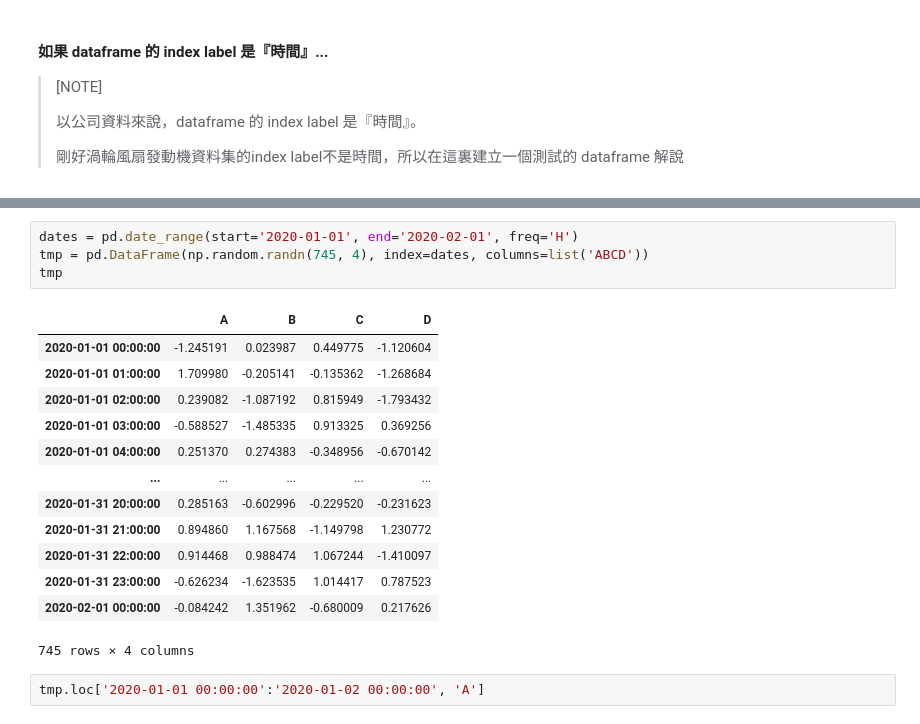
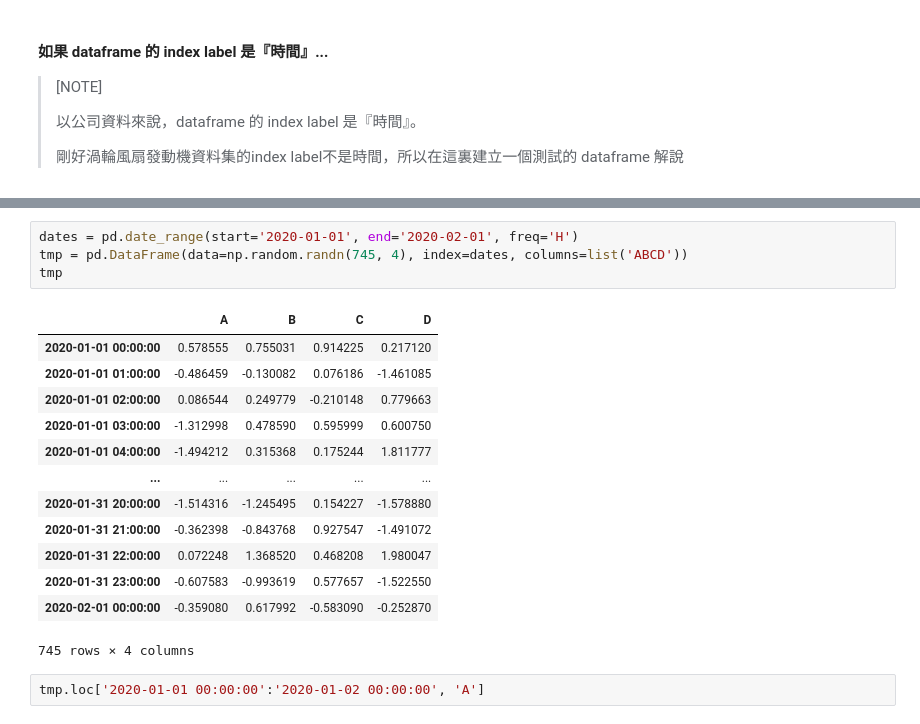
Before and after one commit to yatingAnne/pandas_training, a Jupyter notebook: Chapter 2 - Selecting data_turbofan.ipynb, the cells around one changed output, grey strips where cells are left out. Saved outputs shown, nothing was run; the diff lists cells and outputs as text.

```diff
--- a/Chapter 2 - Selecting data_turbofan.ipynb
+++ b/Chapter 2 - Selecting data_turbofan.ipynb
@@ -515,20 +538,20 @@ df.loc[1000:1100, ['op_setting_1']]  # 回傳 DataFrame
 # %%
 dates = pd.date_range(start='2020-01-01', end='2020-02-01', freq='H')
-tmp = pd.DataFrame(np.random.randn(745, 4), index=dates, columns=list('ABCD'))
+tmp = pd.DataFrame(data=np.random.randn(745, 4), index=dates, columns=list('ABCD'))
 tmp
 # %% [output]
 |  | A | B | C | D |
-| 2020-01-01 00:00:00 | -1.245191 | 0.023987 | 0.449775 | -1.120604 |
-| 2020-01-01 01:00:00 | 1.709980 | -0.205141 | -0.135362 | -1.268684 |
-| 2020-01-01 02:00:00 | 0.239082 | -1.087192 | 0.815949 | -1.793432 |
-| 2020-01-01 03:00:00 | -0.588527 | -1.485335 | 0.913325 | 0.369256 |
-| 2020-01-01 04:00:00 | 0.251370 | 0.274383 | -0.348956 | -0.670142 |
+| 2020-01-01 00:00:00 | 0.578555 | 0.755031 | 0.914225 | 0.217120 |
+| 2020-01-01 01:00:00 | -0.486459 | -0.130082 | 0.076186 | -1.461085 |
+| 2020-01-01 02:00:00 | 0.086544 | 0.249779 | -0.210148 | 0.779663 |
+| 2020-01-01 03:00:00 | -1.312998 | 0.478590 | 0.595999 | 0.600750 |
+| 2020-01-01 04:00:00 | -1.494212 | 0.315368 | 0.175244 | 1.811777 |
 | ... | ... | ... | ... | ... |
-| 2020-01-31 20:00:00 | 0.285163 | -0.602996 | -0.229520 | -0.231623 |
-| 2020-01-31 21:00:00 | 0.894860 | 1.167568 | -1.149798 | 1.230772 |
-| 2020-01-31 22:00:00 | 0.914468 | 0.988474 | 1.067244 | -1.410097 |
-| 2020-01-31 23:00:00 | -0.626234 | -1.623535 | 1.014417 | 0.787523 |
-| 2020-02-01 00:00:00 | -0.084242 | 1.351962 | -0.680009 | 0.217626 |
+| 2020-01-31 20:00:00 | -1.514316 | -1.245495 | 0.154227 | -1.578880 |
+| 2020-01-31 21:00:00 | -0.362398 | -0.843768 | 0.927547 | -1.491072 |
+| 2020-01-31 22:00:00 | 0.072248 | 1.368520 | 0.468208 | 1.980047 |
+| 2020-01-31 23:00:00 | -0.607583 | -0.993619 | 0.577657 | -1.522550 |
+| 2020-02-01 00:00:00 | -0.359080 | 0.617992 | -0.583090 | -0.252870 |
 745 rows × 4 columns
 # %%
 tmp.loc['2020-01-01 00:00:00':'2020-01-02 00:00:00', 'A']
```
Also changed, not shown: parts of 2 cells of this notebook, 3 other files.
